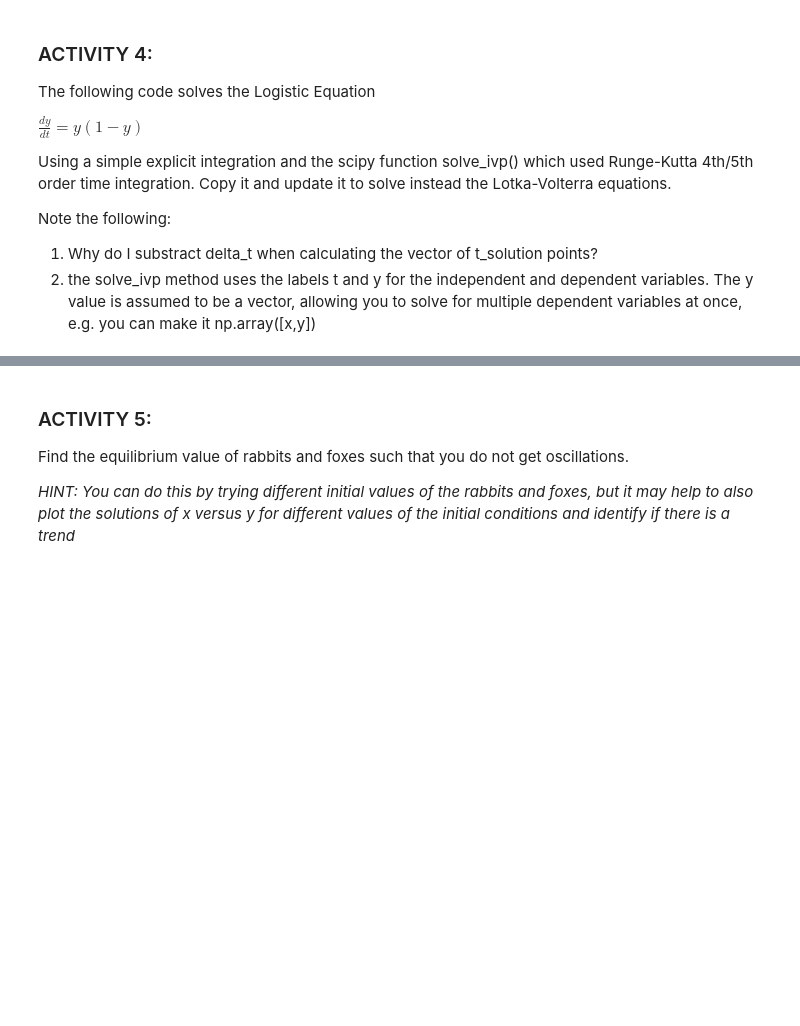
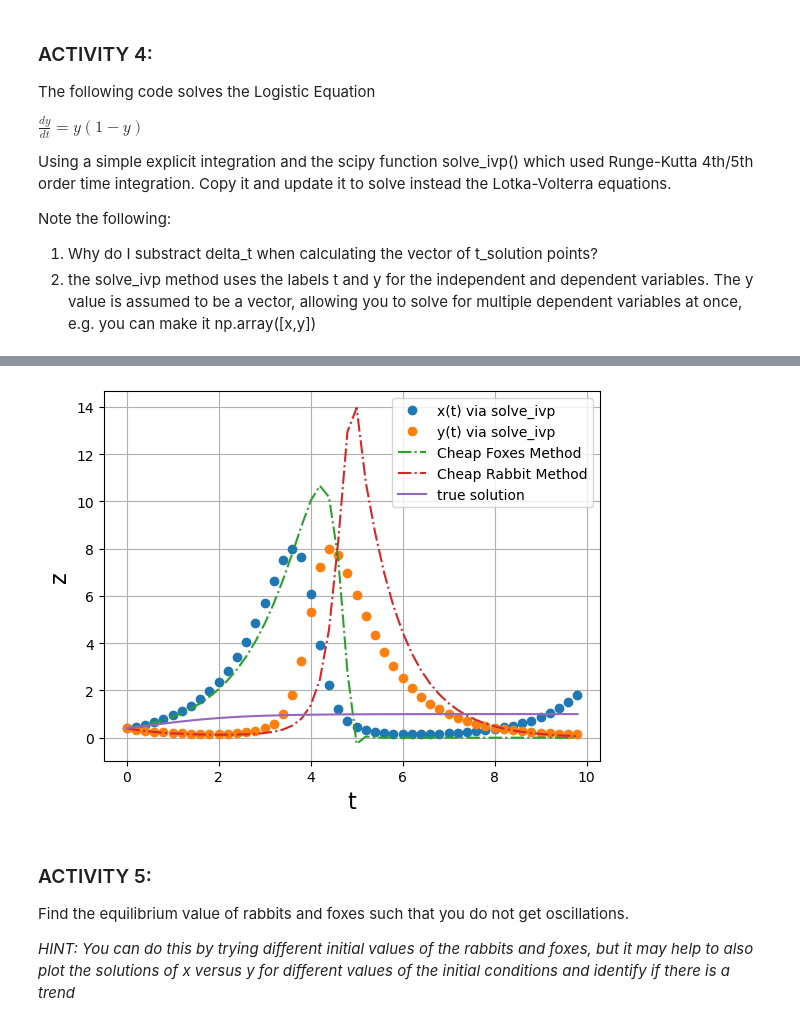
Before and after one commit to AaronbrowneGH/https-github.com-AaronbrowneGH-TopicsInSciComp, a Jupyter notebook: Notebooks/Week3_LabExercises.ipynb, the cells around one changed output, grey strips where cells are left out. Saved outputs shown, nothing was run; the diff lists cells and outputs as text; code cells hidden in the pictures; blank space fills up the shorter version.

```diff
--- a/Notebooks/Week3_LabExercises.ipynb
+++ b/Notebooks/Week3_LabExercises.ipynb
@@ -252,7 +287,75 @@ plt.legend(loc='best');
 # %%
-# Your solution here for the predator-prey equations !
+# Solve the 1d logistic equation from class
+from scipy.integrate import solve_ivp
 
-# UPDATE ME!
+
+def calculate_foxes_dxdt(t, x, y, a, b, c, d):
+    dxdt = x*(a - b*y)
+    return dxdt
+
+def calculate_rabbits_dydt(t, x, y, a, b, c, d):
+    dydt = y*(d*x - c)
+    return dydt
+
+a, b, c, d = 1.0, 0.5, 1.0, 0.5
+
+def calculate_system_odes(t, z):
+    x, y = z
+    dxdt = x*(a - b*y)
+    dydt = y*(d*x - c)
+    return[dxdt, dydt]
+
+x0 = 0.4
+y0 = 0.4
+z0 = np.array([x0,y0], dtype=float) # Initial condition as an array for z
+
+# t_solution for Rabbits and foxes
+max_time = 10
+N_time_steps = 50
+delta_t = max_time / N_time_steps
+t_solution = np.linspace(0.0, max_time-delta_t, N_time_steps)
+
+solution = solve_ivp(calculate_system_odes, [0,max_time], z0, method='RK45', t_eval=t_solution)
+
+plt.grid()
+plt.xlabel("t", fontsize=16)
+plt.ylabel("z", fontsize=16)
+plt.plot(solution.t, solution.y[0], 'o', label="x(t) via solve_ivp")
+plt.plot(solution.t, solution.y[1], 'o', label="y(t) via solve_ivp")
+plt.legend()
+
+# Now do it the "cheap" way
+# increase the number of steps to see how the solution changes
+
+x_solution = np.zeros_like(t_solution)
+y_solution = np.zeros_like(t_solution)
+
+x_solution[0] = x0
+y_solution[0] = y0
+for itime, time in enumerate(t_solution) :
+    if itime > 0 :
+        calculate_x_previous = x_solution[itime-1]
+        calculate_y_previous = y_solution[itime-1]
+        calculate_time_previous = t_solution[itime-1]
+
+        dxdt = calculate_foxes_dxdt(calculate_time_previous, calculate_x_previous, calculate_y_previous, a, b, c, d)
+        dydt = calculate_rabbits_dydt(calculate_time_previous, calculate_x_previous, calculate_y_previous, a, b, c, d )
+
+        x_solution[itime] = calculate_x_previous + dxdt * delta_t
+        y_solution[itime] = calculate_y_previous + dydt * delta_t
+
+
+plt.plot(t_solution, x_solution, '-.',label="Cheap Foxes Method")
+plt.plot(t_solution, y_solution, '-.',label="Cheap Rabbit Method")
+plt.legend()
+
+# Now plot the true solution
+A = 1.0/y0 - 1.0
+y_true = 1.0 / (1.0 + A * np.exp(-t_solution))
+plt.plot(t_solution, y_true, '-', label="true solution")
+plt.legend(loc='best');
+# %% [output]
+[figure, added]
 # %% [markdown]
 ### ACTIVITY 5:
 
```
Also changed, not shown: parts of 7 cells of this notebook, 16 other files.
